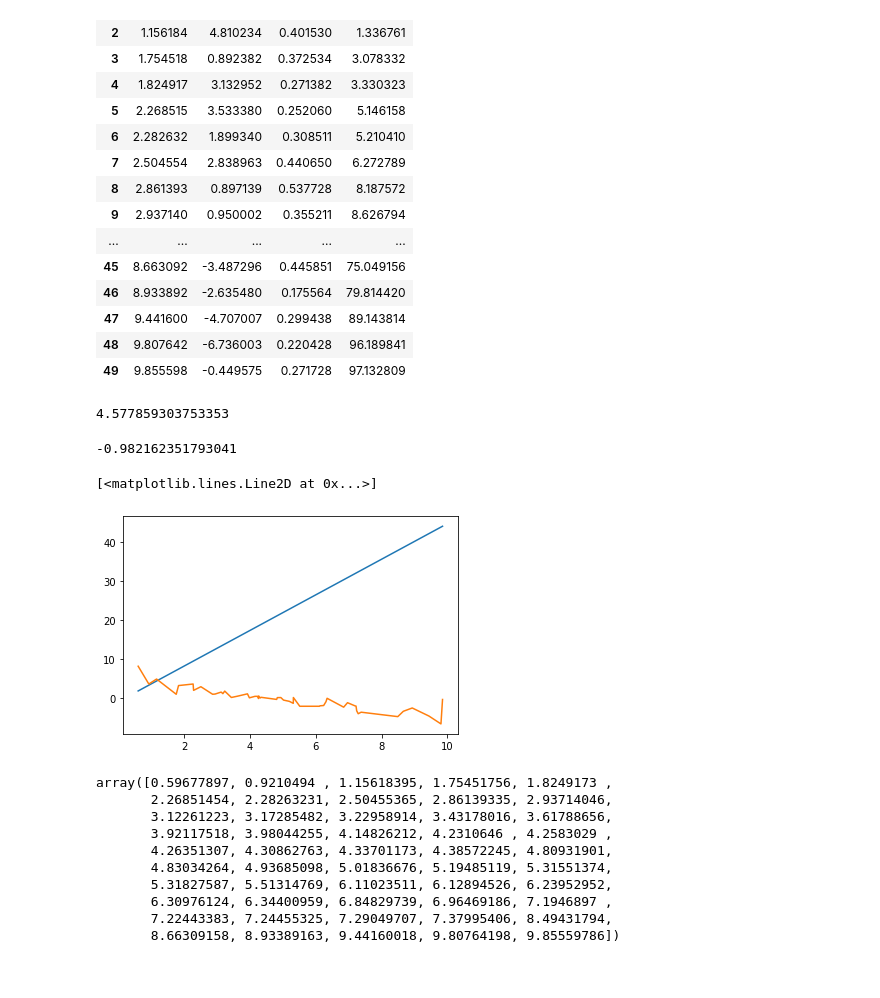
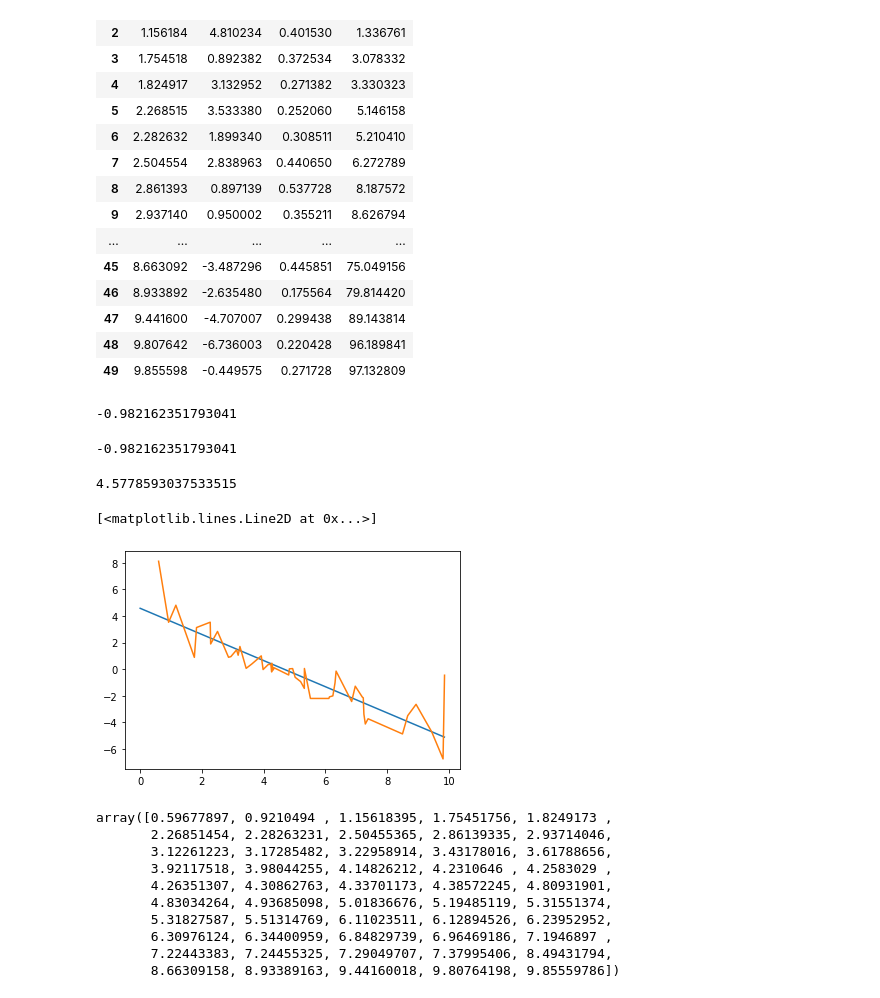
Before and after one commit to DCIDA2019/dcida2020ii-anaradi, a Jupyter notebook: data/Ejercicio_inference.ipynb, the cells around one changed output. Saved outputs shown, nothing was run; the diff lists cells and outputs as text; code cells hidden in the pictures.

```diff
--- a/data/Ejercicio_inference.ipynb
+++ b/data/Ejercicio_inference.ipynb
@@ -85,21 +87,27 @@ n=datos[1].count()
 csumx=sumx**2
 # %%
 a=(sumy*sumxc-sumx*sumxy)*(n*sumxc-csumx)**(-1)
-a
+a2=(n*sumxy-sumx*sumy)/(n*sumxc-csumx)
 # %% [output]
-4.577859303753353
+-0.982162351793041
+# %%
+a2
+# %% [output]
+-0.982162351793041
 # %%
 b=(n*sumxy-sumx*sumy)*(n*sumxc-csumx)**(-1)
-b
+b2=(sumy-a2*sumx)/n
+b2
 # %% [output]
--0.982162351793041
+4.5778593037533515
-# %%
-x = np.array([1, 2, 3, 4, 5, 6, 7, 8, 9, 10])
-plt.plot(dt[0], a*dt[0]+b)
-plt.plot(dt[0], dt[1])
-# %% [output]
-[<matplotlib.lines.Line2D at 0x...>]
-[figure, removed]
+# %%
+#no me funcionó con los cuadrados minimos
+l=np.arange(0,dt[0].max(),0.01)
+plt.plot(l, a2*l+b2)
+plt.plot(dt[0], dt[1])
+# %% [output]
+[<matplotlib.lines.Line2D at 0x...>]
+[figure, added]
 # %%
 dt[0]
 # %% [output]
```
Also changed, not shown: parts of 1 cell of this notebook.
